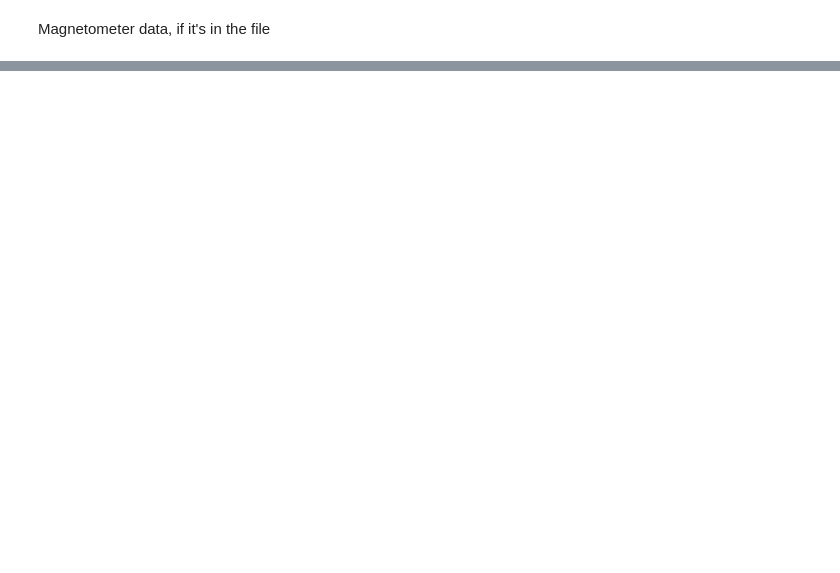
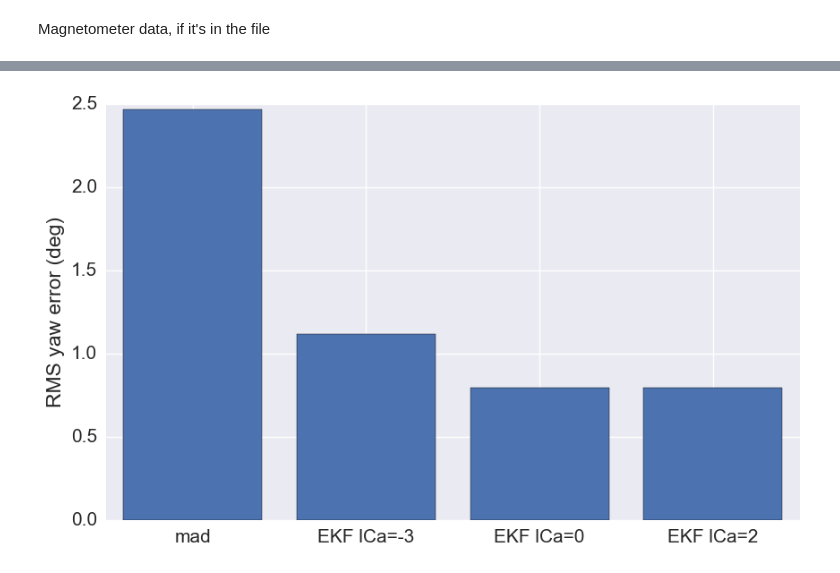
Before and after one commit to tytell/accelmat, a Jupyter notebook: check_rig_data.ipynb, the cells around one changed output, grey strips where cells are left out. Drawn from its saved outputs; the diff is of its cells as text; code cells hidden in the pictures; blank space fills up the shorter version.

```diff
--- a/check_rig_data.ipynb
+++ b/check_rig_data.ipynb
@@ -101,0 +150,2 @@ accdyn_mad = imu.accdyn
+# %%
+yawerrrms = np.sqrt(np.mean(yawerr**2, axis=1))
@@ -102 +170,12 @@ accdyn_mad = imu.accdyn
+# %%
+fig, ax = plt.subplots()
+
+ax.bar(range(len(yawerrrms)), yawerrrms, align='center')
+ax.set_xticks(range(len(yawerrrms)))
+ax.set_xticklabels(label)
+
+ax.set_ylabel('RMS yaw error (deg)')
+plt.show()
+# %% [output]
+[figure, added]
 # %%
```
Also changed, not shown: parts of 39 cells of this notebook, 6 other files.
